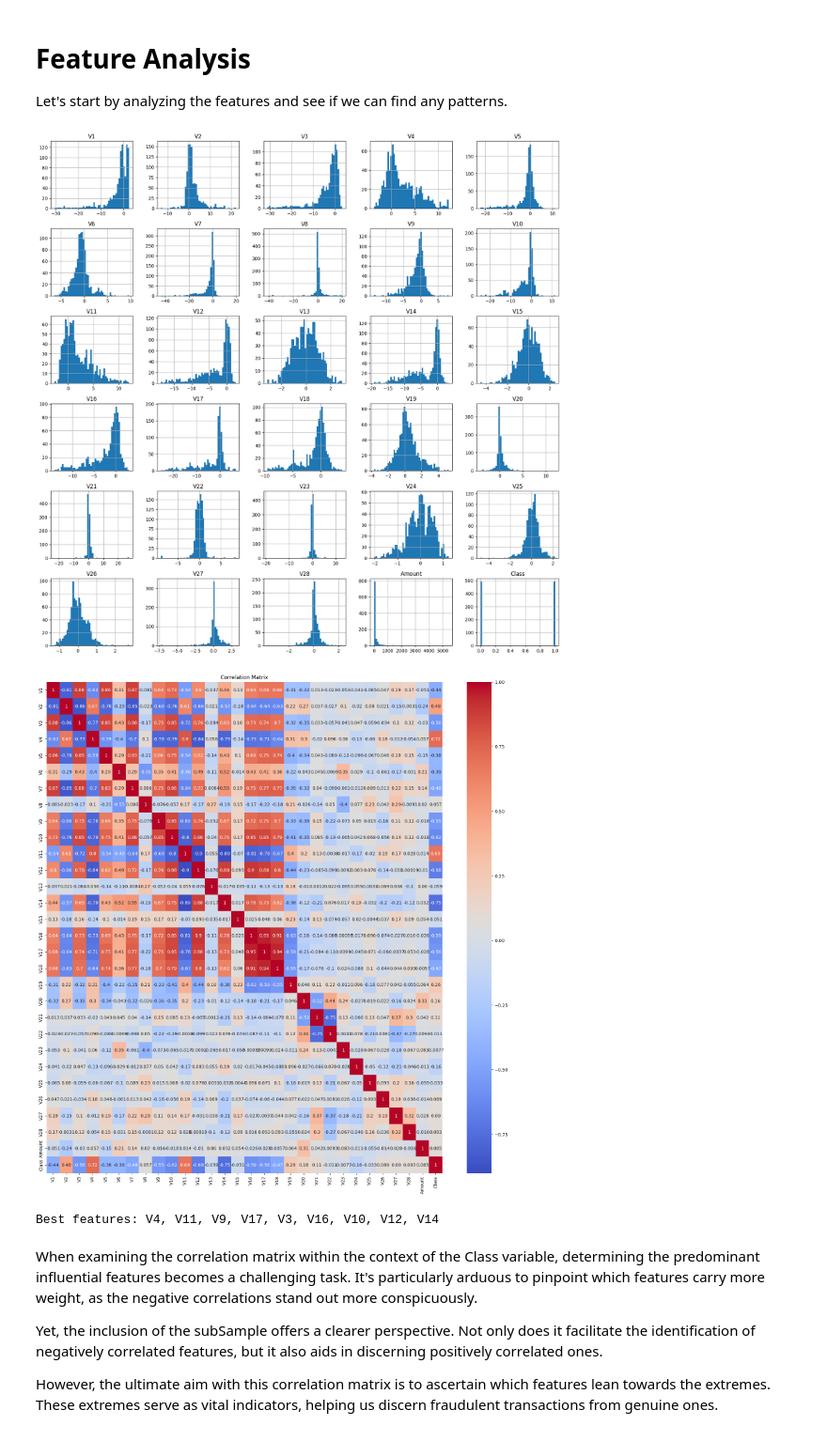
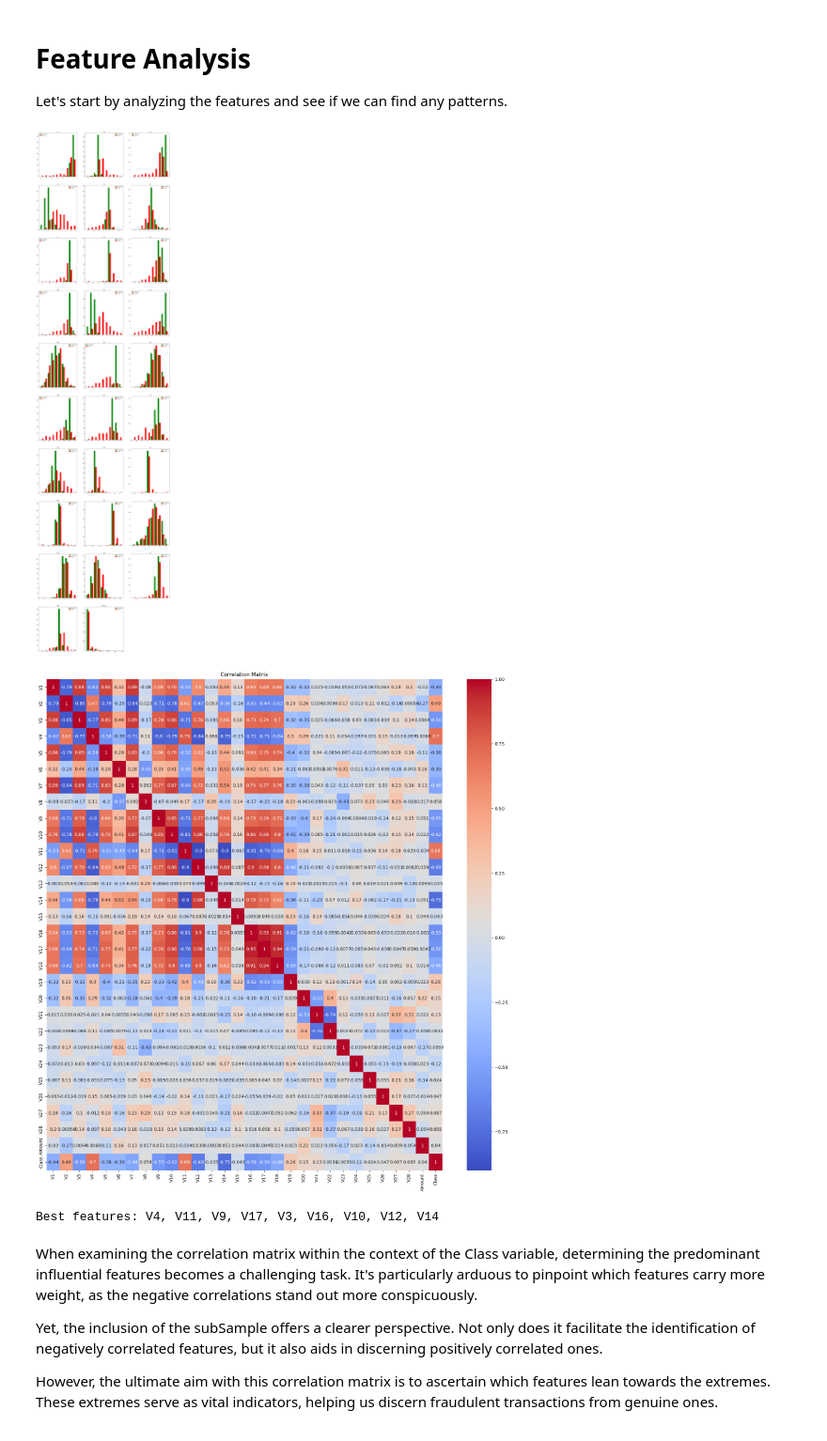
Before and after one commit to andreaoliveira9/Projeto-TAA-1, a Jupyter notebook: Project.ipynb, the cells around one changed output. Shown at 94% size. Saved outputs shown, nothing was run; the diff lists cells and outputs as text; code cells hidden in the pictures.

```diff
--- a/Project.ipynb
+++ b/Project.ipynb
@@ -187,33 +187,46 @@ data = pd.concat([data[features], data[label_column]], axis=1)
 
 Let's start by analyzing the features and see if we can find any patterns.
 # %%
-# Feature Analysis
+import seaborn as sns
 
-# Histograms
-data.hist(figsize=(20, 20), bins=50)
-plt.show()
+import math
+
+# Calculate the number of rows and columns needed to fit all features
+n_cols = 3
+n_rows = math.ceil(len(features) / n_cols)
+
+num_figures = math.ceil(len(features) / (n_cols * 27))
+
+for fig_num in range(num_figures):
+    plt.figure(figsize=(25, n_rows * 10))
+    # Histograms of the data to see the distribution of the features between fraud and non-fraud samples
+    for i, feature in enumerate(features[fig_num * n_cols * 27: (fig_num + 1) * n_cols * 27]):
+        plt.subplot(n_rows, n_cols, i + 1)
+        plt.hist([normal[feature], fraud[feature]], bins=10, color=['green', 'red'], label=['Non-Fraud', 'Fraud'])
+        plt.title(feature)
+        plt.legend()
+    plt.show()
+
 
 # Correlation matrix
 correlation_matrix = data.corr()
 
 # Plotting the correlation matrix
-import seaborn as sns
-
 plt.figure(figsize=(20, 20))
 sns.heatmap(correlation_matrix, annot=True, cmap='coolwarm')
 plt.title('Correlation Matrix')
 plt.show()
 
 # Selecting the features with the highest correlation with the label column
-significance_treshold = .5
+significance_threshold = .5
 correlation_with_label = correlation_matrix[label_column].drop(label_column).sort_values(ascending=False)
 
-best_features = correlation_with_label[abs(correlation_with_label) > significance_treshold].index.tolist()
+best_features = correlation_with_label[abs(correlation_with_label) > significance_threshold].index.tolist()
 
 print("Best features:", ', '.join(best_features))
 # %% [output]
-[figure, old version]
+[figure, new version]
-[figure, old version]
+[figure, new version]
 Best features: V4, V11, V9, V17, V3, V16, V10, V12, V14
 # %% [markdown]
 When examining the correlation matrix within the context of the Class variable, determining the predominant influential features becomes a challenging task. It's particularly arduous to pinpoint which features carry more weight, as the negative correlations stand out more conspicuously.
```
Also changed, not shown: parts of 6 cells of this notebook.
